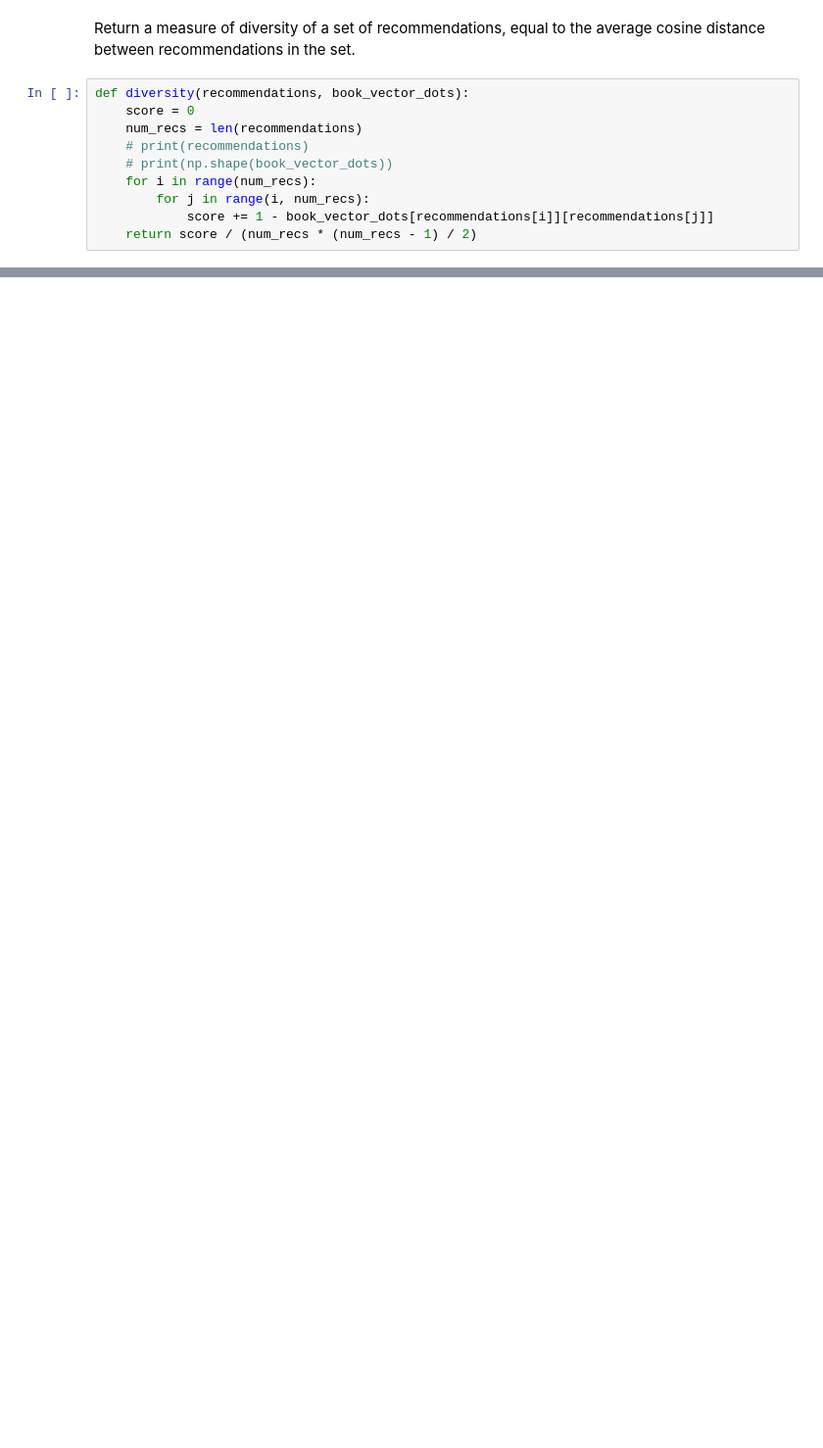
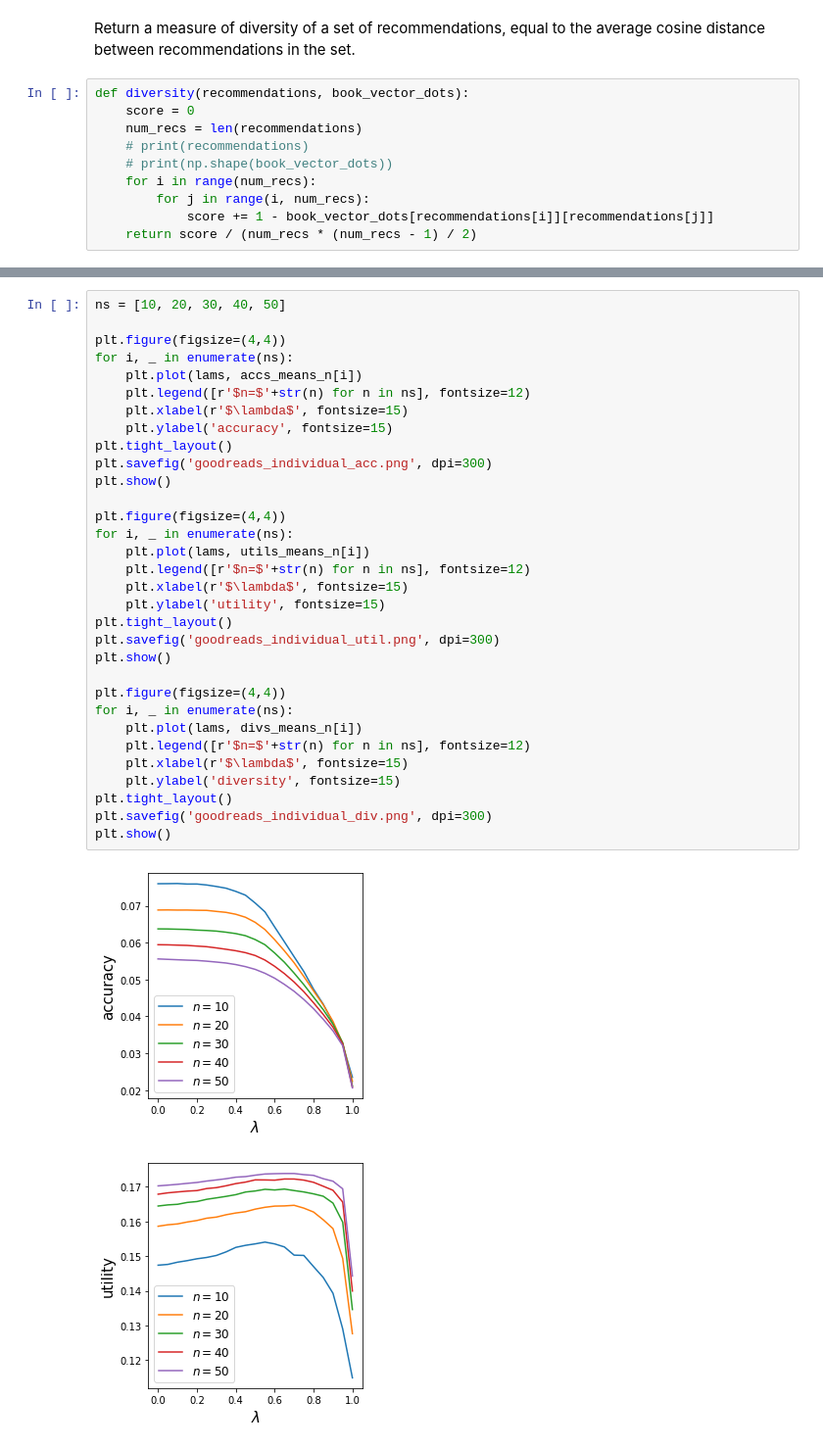
Before and after one commit to kennylpeng/diverse_recommendations, a Jupyter notebook: goodreads_experiment.ipynb, the cells around one changed output, grey strips where cells are left out. Shown: that part at 98% size. Saved outputs shown, nothing was run; the diff lists cells and outputs as text; blank space fills up the shorter version.

```diff
--- a/goodreads_experiment.ipynb
+++ b/goodreads_experiment.ipynb
@@ -223,0 +225,35 @@ Make plot.
+# %%
+ns = [10, 20, 30, 40, 50]
+
+plt.figure(figsize=(4,4))
+for i, _ in enumerate(ns):
+    plt.plot(lams, accs_means_n[i])
+    plt.legend([r'$n=$'+str(n) for n in ns], fontsize=12)
+    plt.xlabel(r'$\lambda$', fontsize=15)
+    plt.ylabel('accuracy', fontsize=15)
+plt.tight_layout()
+plt.savefig('goodreads_individual_acc.png', dpi=300)
+plt.show()
+
+plt.figure(figsize=(4,4))
+for i, _ in enumerate(ns):
+    plt.plot(lams, utils_means_n[i])
+    plt.legend([r'$n=$'+str(n) for n in ns], fontsize=12)
+    plt.xlabel(r'$\lambda$', fontsize=15)
+    plt.ylabel('utility', fontsize=15)
+plt.tight_layout()
+plt.savefig('goodreads_individual_util.png', dpi=300)
+plt.show()
+
+plt.figure(figsize=(4,4))
+for i, _ in enumerate(ns):
+    plt.plot(lams, divs_means_n[i])
+    plt.legend([r'$n=$'+str(n) for n in ns], fontsize=12)
+    plt.xlabel(r'$\lambda$', fontsize=15)
+    plt.ylabel('diversity', fontsize=15)
+plt.tight_layout()
+plt.savefig('goodreads_individual_div.png', dpi=300)
+plt.show()
+# %% [output]
+[figure, added]
+[figure, added]
```
Also changed, not shown: parts of 30 cells of this notebook, 1 other file.
